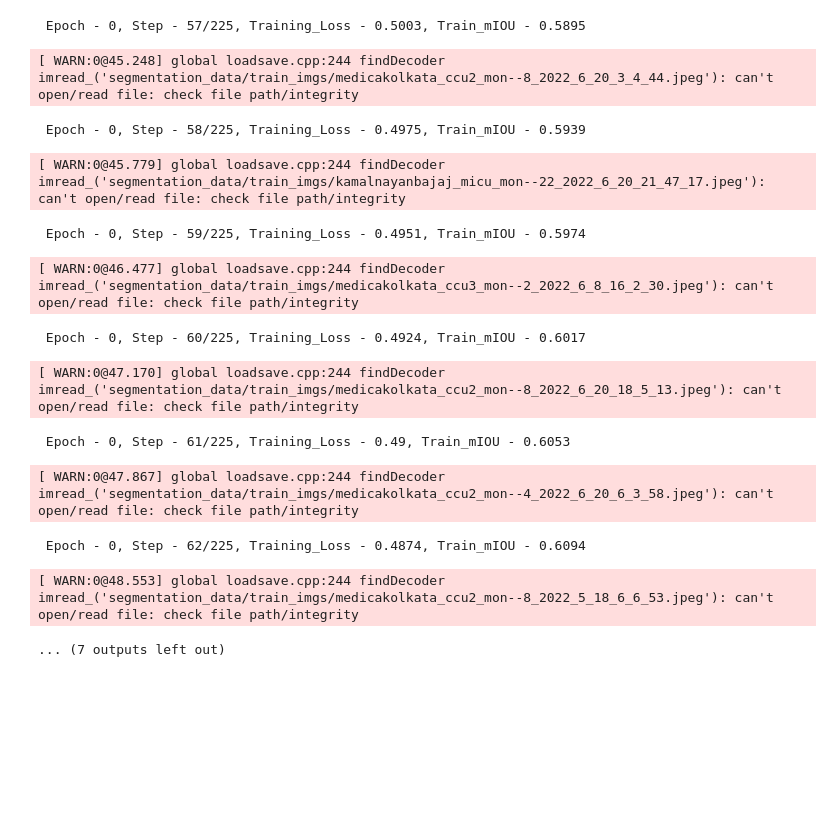
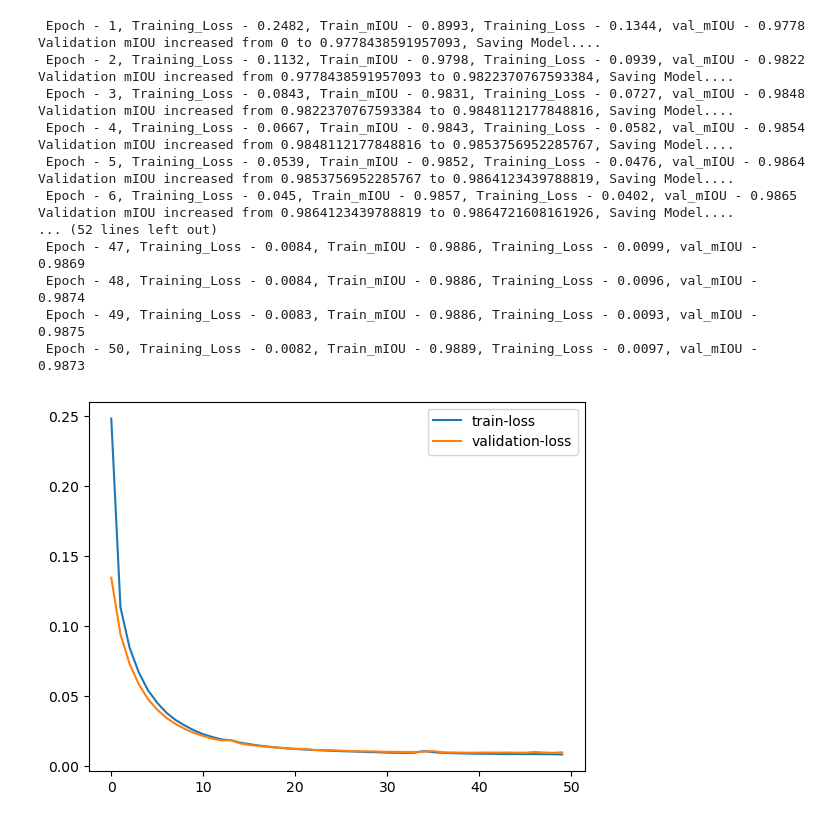
Before and after one commit to COPS-IITBHU/Vital-Extraction-Challenge, a Jupyter notebook: UNET.ipynb, the cells around one changed output. Cells and saved outputs as stored; diff of their text form; code cells hidden in the pictures; blank space fills up the shorter version.

Commit message:
result folder added for sup-UNET

```diff
--- a/UNET.ipynb
+++ b/UNET.ipynb
@@ -114,9 +114,11 @@ for epoch in epochs:
         total_train_iou += iou_train.item()
         # loop.set_postfix(loss=loss.item(), iou_loss = iou_train_loss)
         total_train_loss += loss.item()
-        print(f" Epoch - {epoch}, Step - {batch_idx+1}/{len(train_data_loader)}, Training_Loss - {round(total_train_loss/(batch_idx+1), 4)}, Train_mIOU - {round(total_train_iou/(batch_idx+1), 4)}", end="\r")
-    train_loss.append(total_train_loss/(batch_idx+1))
-    train_iou.append(total_train_iou/(batch_idx+1))
+        print(f" Epoch - {epoch+1}, Step - {batch_idx+1}/{len(train_data_loader)}, Training_Loss - {round(total_train_loss/(batch_idx+1), 4)}, Train_mIOU - {round(total_train_iou/(batch_idx+1), 4)}", end="\r")
+    total_train_loss = total_train_loss/(batch_idx+1)
+    total_train_iou = total_train_iou/(batch_idx+1)
+    train_loss.append(total_train_loss)
+    train_iou.append(total_train_iou)
 
     with torch.no_grad():
         for batch_idx, (data, targets) in enumerate(val_data_loader):
@@ -125,31 +127,42 @@ for epoch in epochs:
 
             predictions = model(data)
             loss = loss_fn(predictions, targets)
-            total_validation_loss += loss
+            total_val_loss += loss.item()
             iou_val = iou_fn(predictions.to("cpu"), ((targets > 0)*1).to("cpu"))
             total_val_iou += iou_val.item()
             # val_loop.set_postfix(val_loss=loss.item(), iou_loss = iou_val_loss)
-    print(f" Epoch - {epoch}, Training_Loss - {round(total_train_loss/(batch_idx+1), 4)}, Train_mIOU - {round(total_train_iou/(batch_idx+1), 4)}, Training_Loss - {round(total_val_loss/(batch_idx+1), 4)}, val_mIOU - {round(total_val_iou/(batch_idx+1), 4)}")
-    val_loss.append(total_val_loss/(batch_idx+1))
-    val_iou.append(total_val_loss/(batch_idx+1))
+    total_val_loss = total_val_loss/(batch_idx+1)
+    total_val_iou = total_val_iou/(batch_idx+1)
+    val_loss.append(total_val_loss)
+    val_iou.append(total_val_iou)
+    print(f" Epoch - {epoch+1}, Training_Loss - {round(total_train_loss, 4)}, Train_mIOU - {round(total_train_iou, 4)}, Training_Loss - {round(total_val_loss, 4)}, val_mIOU - {round(total_val_iou, 4)}")
 
-    if total_val_loss/(batch_idx+1)>max_val_iou:
-        print(f"Validation mIOU increased from {max_val_iou} to {total_val_loss/(batch_idx+1)}, Saving Model....")
+    if total_val_iou>max_val_iou:
+        print(f"Validation mIOU increased from {max_val_iou} to {total_val_iou}, Saving Model....")
         torch.save(model.state_dict(), "best_model.ckpt")
-        max_val_iou = total_val_loss/(batch_idx+1)
+        max_val_iou = total_val_iou
 # %% [output]
- Epoch - 0, Step - 57/225, Training_Loss - 0.5003, Train_mIOU - 0.5895
+ Epoch - 1, Training_Loss - 0.2482, Train_mIOU - 0.8993, Training_Loss - 0.1344, val_mIOU - 0.9778
+Validation mIOU increased from 0 to 0.9778438591957093, Saving Model....
+ Epoch - 2, Training_Loss - 0.1132, Train_mIOU - 0.9798, Training_Loss - 0.0939, val_mIOU - 0.9822
+Validation mIOU increased from 0.9778438591957093 to 0.9822370767593384, Saving Model....
+ Epoch - 3, Training_Loss - 0.0843, Train_mIOU - 0.9831, Training_Loss - 0.0727, val_mIOU - 0.9848
+Validation mIOU increased from 0.9822370767593384 to 0.9848112177848816, Saving Model....
+ Epoch - 4, Training_Loss - 0.0667, Train_mIOU - 0.9843, Training_Loss - 0.0582, val_mIOU - 0.9854
+Validation mIOU increased from 0.9848112177848816 to 0.9853756952285767, Saving Model....
+ Epoch - 5, Training_Loss - 0.0539, Train_mIOU - 0.9852, Training_Loss - 0.0476, val_mIOU - 0.9864
+Validation mIOU increased from 0.9853756952285767 to 0.9864123439788819, Saving Model....
+ Epoch - 6, Training_Loss - 0.045, Train_mIOU - 0.9857, Training_Loss - 0.0402, val_mIOU - 0.9865
+Validation mIOU increased from 0.9864123439788819 to 0.9864721608161926, Saving Model....
+... (52 lines left out)
+ Epoch - 47, Training_Loss - 0.0084, Train_mIOU - 0.9886, Training_Loss - 0.0099, val_mIOU - 0.9869
+ Epoch - 48, Training_Loss - 0.0084, Train_mIOU - 0.9886, Training_Loss - 0.0096, val_mIOU - 0.9874
+ Epoch - 49, Training_Loss - 0.0083, Train_mIOU - 0.9886, Training_Loss - 0.0093, val_mIOU - 0.9875
+ Epoch - 50, Training_Loss - 0.0082, Train_mIOU - 0.9889, Training_Loss - 0.0097, val_mIOU - 0.9873
-[ WARN:0@45.248] global loadsave.cpp:244 findDecoder imread_('segmentation_data/train_imgs/medicakolkata_ccu2_mon--8_2022_6_20_3_4_44.jpeg'): can't open/read file: check file path/integrity
- Epoch - 0, Step - 58/225, Training_Loss - 0.4975, Train_mIOU - 0.5939
-[ WARN:0@45.779] global loadsave.cpp:244 findDecoder imread_('segmentation_data/train_imgs/kamalnayanbajaj_micu_mon--22_2022_6_20_21_47_17.jpeg'): can't open/read file: check file path/integrity
- Epoch - 0, Step - 59/225, Training_Loss - 0.4951, Train_mIOU - 0.5974
-[ WARN:0@46.477] global loadsave.cpp:244 findDecoder imread_('segmentation_data/train_imgs/medicakolkata_ccu3_mon--2_2022_6_8_16_2_30.jpeg'): can't open/read file: check file path/integrity
- Epoch - 0, Step - 60/225, Training_Loss - 0.4924, Train_mIOU - 0.6017
-[ WARN:0@47.170] global loadsave.cpp:244 findDecoder imread_('segmentation_data/train_imgs/medicakolkata_ccu2_mon--8_2022_6_20_18_5_13.jpeg'): can't open/read file: check file path/integrity
- Epoch - 0, Step - 61/225, Training_Loss - 0.49, Train_mIOU - 0.6053
-[ WARN:0@47.867] global loadsave.cpp:244 findDecoder imread_('segmentation_data/train_imgs/medicakolkata_ccu2_mon--4_2022_6_20_6_3_58.jpeg'): can't open/read file: check file path/integrity
- Epoch - 0, Step - 62/225, Training_Loss - 0.4874, Train_mIOU - 0.6094
-[ WARN:0@48.553] global loadsave.cpp:244 findDecoder imread_('segmentation_data/train_imgs/medicakolkata_ccu2_mon--8_2022_5_18_6_6_53.jpeg'): can't open/read file: check file path/integrity
-... (7 outputs left out)
 # %%
-plt.plot(train_loss_lis)
+plt.plot(train_loss, label="train-loss")
+plt.plot(val_loss, label="validation-loss")
+plt.legend()
+plt.savefig("results/supervised_unet_loss.png")
+# %% [output]
+[figure, added]
```
Also changed, not shown: parts of 5 cells of this notebook, 3 other files.
